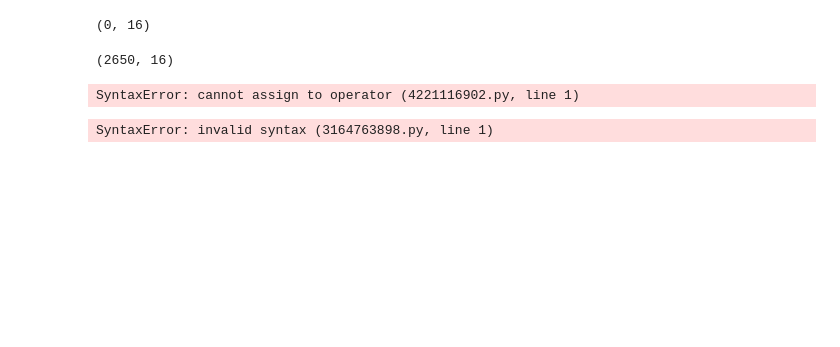
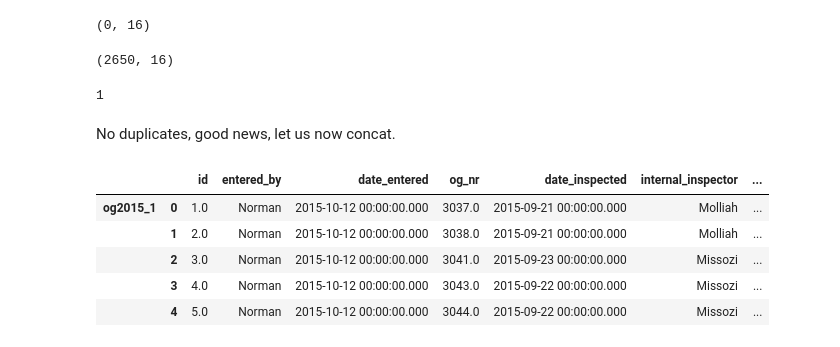
Before and after one commit to Capstone-OrganicAfrica/organic_zimbabwe_eda, a Jupyter notebook: clean_upload_join_15-18.ipynb, the cells around one changed output. Drawn from its saved outputs; the diff is of its cells as text; code cells hidden in the pictures; blank space fills up the shorter version.

```diff
--- a/clean_upload_join_15-18.ipynb
+++ b/clean_upload_join_15-18.ipynb
@@ -468,11 +492,20 @@ duplicates.shape
 all_insp['wc2015_1'].shape
 # %% [output]
 (2650, 16)
+# %%
+all_insp['wc2015_1']['wc_nr'].isnull().sum()
+# %% [output]
+1
+# %% [markdown]
+No duplicates, good news, let us now concat.
 # %%
-concat_insp_15-18 = pd.concat(all_insp)
+concat_insp_15_18 = pd.concat(all_insp)
-# %% [output]
-SyntaxError: cannot assign to operator (4221116902.py, line 1)
-# %%
-concat_insp_19-23.head()
-# %% [output]
-SyntaxError: invalid syntax (3164763898.py, line 1)
+# %%
+concat_insp_15_18.head()
+# %% [output]
+|  |  | id | entered_by | date_entered | og_nr | date_inspected | internal_inspector | ... |
+| og2015_1 | 0 | 1.0 | Norman | 2015-10-12 00:00:00.000 | 3037.0 | 2015-09-21 00:00:00.000 | Molliah | ... |
+|  | 1 | 2.0 | Norman | 2015-10-12 00:00:00.000 | 3038.0 | 2015-09-21 00:00:00.000 | Molliah | ... |
+|  | 2 | 3.0 | Norman | 2015-10-12 00:00:00.000 | 3041.0 | 2015-09-23 00:00:00.000 | Missozi | ... |
+|  | 3 | 4.0 | Norman | 2015-10-12 00:00:00.000 | 3043.0 | 2015-09-22 00:00:00.000 | Missozi | ... |
+|  | 4 | 5.0 | Norman | 2015-10-12 00:00:00.000 | 3044.0 | 2015-09-22 00:00:00.000 | Missozi | ... |
```
Also changed, not shown: parts of 45 cells of this notebook, 10 other files.
